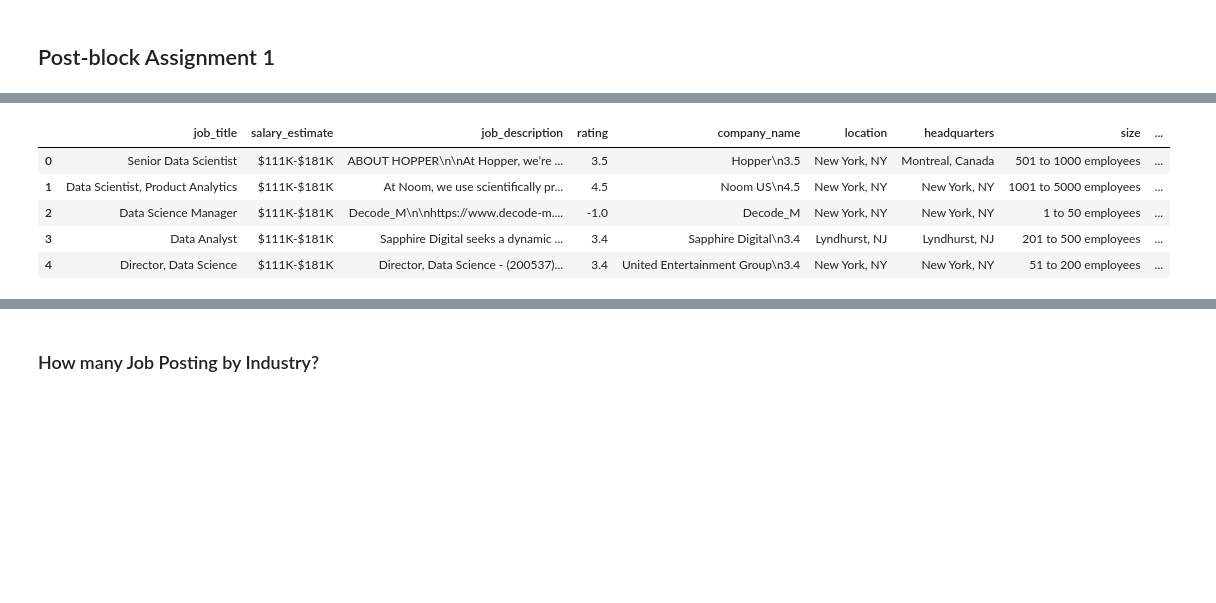
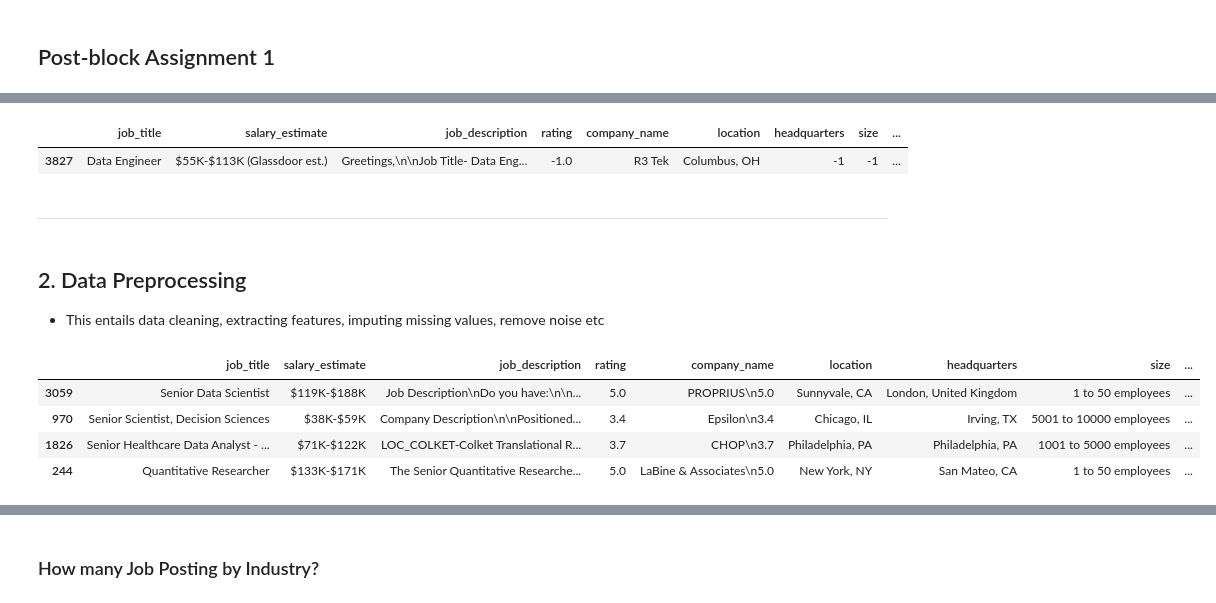
Before and after one commit to BhekiMabheka/Data_Science_Assessment-, a Jupyter notebook: Data_Assessemnt.ipynb, the cells around one changed output, grey strips where cells are left out. Saved outputs shown, nothing was run; the diff lists cells and outputs as text; code cells hidden in the pictures; blank space fills up the shorter version.

```diff
--- a/Data_Assessemnt.ipynb
+++ b/Data_Assessemnt.ipynb
@@ -30,3 +31,13 @@ df.head()
+# %%
+df[df.index == 3827]
+# %% [output]
+|  | job_title | salary_estimate | job_description | rating | company_name | location | headquarters | size | ... |
+| 3827 | Data Engineer | $55K-$113K (Glassdoor est.) | Greetings,\n\nJob Title- Data Eng... | -1.0 | R3 Tek | Columbus, OH | -1 | -1 | ... |
+# %% [markdown]
+---
+# %% [markdown]
+## 2. Data Preprocessing
+- This entails data cleaning, extracting features, imputing missing values, remove noise etc
 # %%
 def clean_salary_estimates(df, column_name='salary_estimate'):
 
@@ -40,15 +51,13 @@ def clean_salary_estimates(df, column_name='salary_estimate'):
     df['max_salary_estimate'] = df['max_salary_estimate'].str.replace('K', '').astype(int) * 1000
 
     return df
-# %%
-df = clean_salary_estimates(df)
-df.head()
-# %% [output]
-|  | job_title | salary_estimate | job_description | rating | company_name | location | headquarters | size | ... |
-| 0 | Senior Data Scientist | $111K-$181K | ABOUT HOPPER\n\nAt Hopper, we’re ... | 3.5 | Hopper\n3.5 | New York, NY | Montreal, Canada | 501 to 1000 employees | ... |
-| 1 | Data Scientist, Product Analytics | $111K-$181K | At Noom, we use scientifically pr... | 4.5 | Noom US\n4.5 | New York, NY | New York, NY | 1001 to 5000 employees | ... |
-| 2 | Data Science Manager | $111K-$181K | Decode_M\n\nhttps://www.decode-m.... | -1.0 | Decode_M | New York, NY | New York, NY | 1 to 50 employees | ... |
-| 3 | Data Analyst | $111K-$181K | Sapphire Digital seeks a dynamic ... | 3.4 | Sapphire Digital\n3.4 | Lyndhurst, NJ | Lyndhurst, NJ | 201 to 500 employees | ... |
-| 4 | Director, Data Science | $111K-$181K | Director, Data Science - (200537)... | 3.4 | United Entertainment Group\n3.4 | New York, NY | New York, NY | 51 to 200 employees | ... |
 # %%
 df = df[~df['sector'].str.contains(r'\d', na=False)] # Remove numbers on feature sector
+df = clean_salary_estimates(df)
+df.sample(4)
+# %% [output]
+|  | job_title | salary_estimate | job_description | rating | company_name | location | headquarters | size | ... |
+| 3059 | Senior Data Scientist | $119K-$188K | Job Description\nDo you have:\n\n... | 5.0 | PROPRIUS\n5.0 | Sunnyvale, CA | London, United Kingdom | 1 to 50 employees | ... |
+| 970 | Senior Scientist, Decision Sciences | $38K-$59K | Company Description\n\nPositioned... | 3.4 | Epsilon\n3.4 | Chicago, IL | Irving, TX | 5001 to 10000 employees | ... |
+| 1826 | Senior Healthcare Data Analyst - ... | $71K-$122K | LOC_COLKET-Colket Translational R... | 3.7 | CHOP\n3.7 | Philadelphia, PA | Philadelphia, PA | 1001 to 5000 employees | ... |
+| 244 | Quantitative Researcher | $133K-$171K | The Senior Quantitative Researche... | 5.0 | LaBine & Associates\n5.0 | New York, NY | San Mateo, CA | 1 to 50 employees | ... |
```
Also changed, not shown: parts of 20 cells of this notebook.
